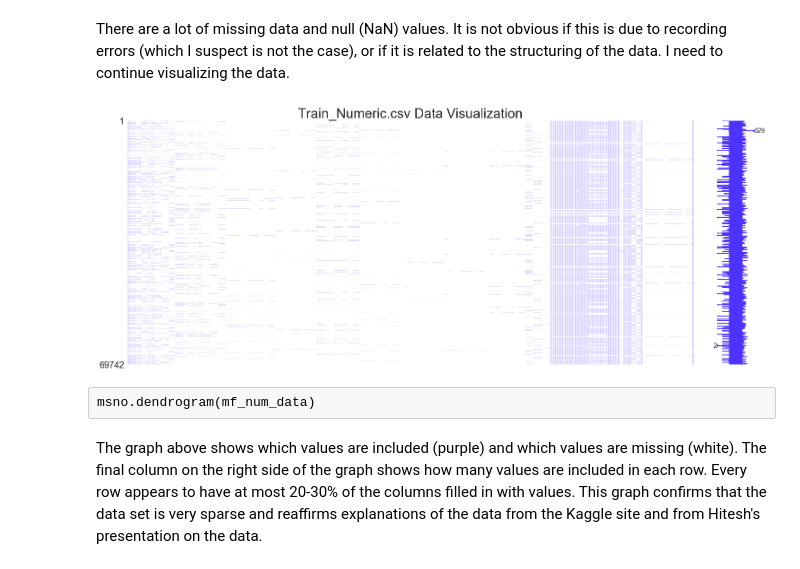
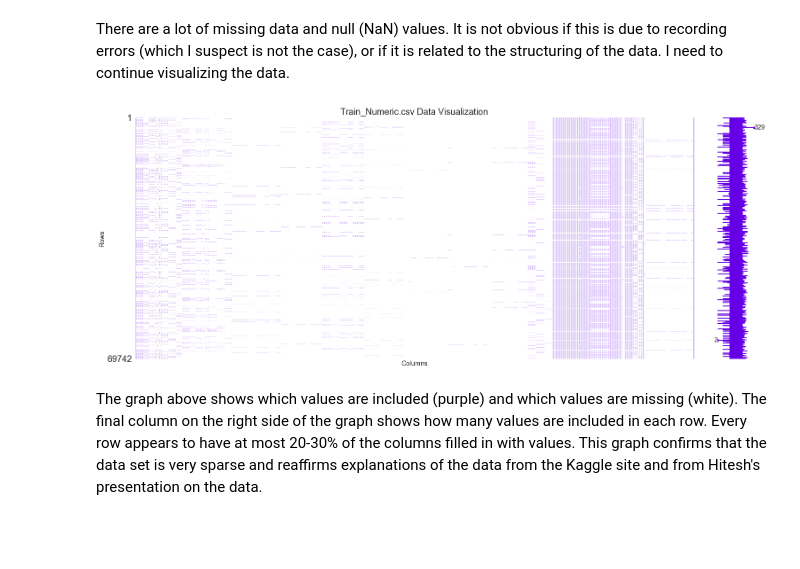
Before and after one commit to kimrharper/data_science_nltk, a Jupyter notebook: manufacturing/exploratory.ipynb, the cells around one changed output. Drawn from its saved outputs; the diff is of its cells as text; code cells hidden in the pictures; blank space fills up the shorter version.

Commit message:
finished initial network and graph modeling of the data

```diff
--- a/manufacturing/exploratory.ipynb
+++ b/manufacturing/exploratory.ipynb
@@ -39,13 +44,15 @@ mf_num_data.head(2)
 There are a lot of missing data and null (NaN) values. It is not obvious if this is due to recording errors (which I suspect is not the case), or if it is related to the structuring of the data. I need to continue visualizing the data.
 # %%
 # visualize numerical data with missingno
-msno.matrix(mf_num_data, color=(.3,0,1))
-plt.title('Train_Numeric.csv Data Visualization',size=30)
+msno.matrix(mf_num_data, color=(.4,0,.9))
+plt.title('Train_Numeric.csv Data Visualization',size=20)
+plt.ylabel('Rows',size=15)
+plt.xlabel('Columns',size=15)
 plt.show()
+
+#msno.dendrogram(mf_num_data)
 # %% [output]
-[figure, old version]
+[figure, new version]
-# %% [raw]
-msno.dendrogram(mf_num_data)
 # %% [markdown]
 The graph above shows which values are included (purple) and which values are missing (white). The final column on the right side of the graph shows how many values are included in each row. Every row appears to have at most 20-30% of the columns filled in with values. This graph confirms that the data set is very sparse and reaffirms explanations of the data from the Kaggle site and from Hitesh's presentation on the data.
 # %%
```
Also changed, not shown: parts of 27 cells of this notebook, 5 other files.
